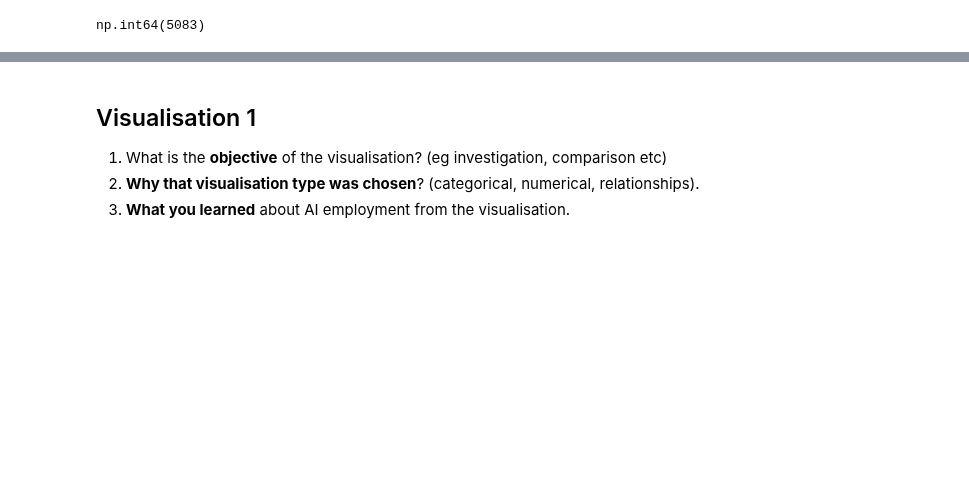
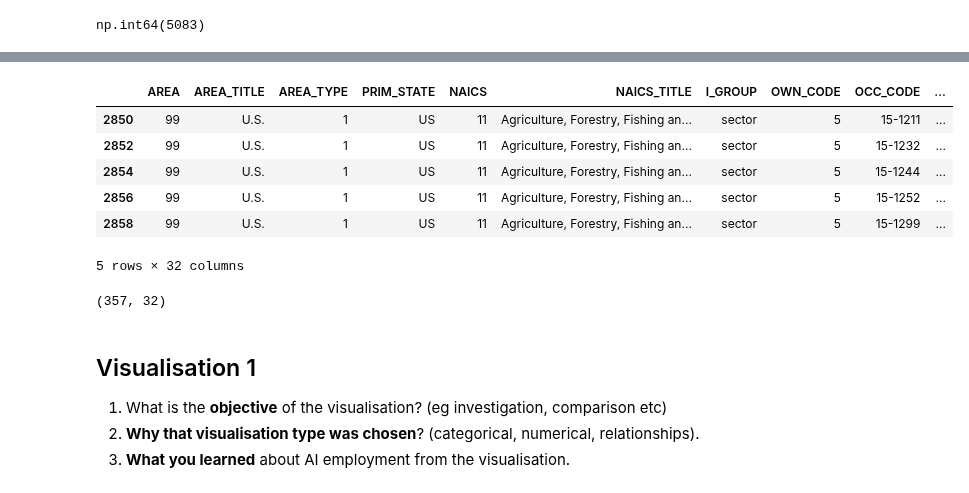
Before and after one commit to BarbSouza/data-visualisation, a Jupyter notebook: data-visualisation.ipynb, the cells around one changed output, grey strips where cells are left out. Drawn from its saved outputs; the diff is of its cells as text; code cells hidden in the pictures; blank space fills up the shorter version.

```diff
--- a/data-visualisation.ipynb
+++ b/data-visualisation.ipynb
@@ -278,3 +308,18 @@ clean.describe()
+# %%
+industry=clean.loc[(clean['AREA_TYPE'] == 1) & (clean["I_GROUP"] == "sector") & (clean["O_GROUP"] == "detailed") & (clean["OCC_CODE"].str.startswith("15-"))]
+industry.head()
+# %% [output]
+|  | AREA | AREA_TITLE | AREA_TYPE | PRIM_STATE | NAICS | NAICS_TITLE | I_GROUP | OWN_CODE | OCC_CODE | ... |
+| 2850 | 99 | U.S. | 1 | US | 11 | Agriculture, Forestry, Fishing an... | sector | 5 | 15-1211 | ... |
+| 2852 | 99 | U.S. | 1 | US | 11 | Agriculture, Forestry, Fishing an... | sector | 5 | 15-1232 | ... |
+| 2854 | 99 | U.S. | 1 | US | 11 | Agriculture, Forestry, Fishing an... | sector | 5 | 15-1244 | ... |
+| 2856 | 99 | U.S. | 1 | US | 11 | Agriculture, Forestry, Fishing an... | sector | 5 | 15-1252 | ... |
+| 2858 | 99 | U.S. | 1 | US | 11 | Agriculture, Forestry, Fishing an... | sector | 5 | 15-1299 | ... |
+5 rows × 32 columns
+# %%
+industry.shape
+# %% [output]
+(357, 32)
 # %% [markdown]
 ## Visualisation 1
 1. What is the **objective** of the visualisation? (eg investigation, comparison etc)
```
Also changed, not shown: parts of 4 cells of this notebook.
